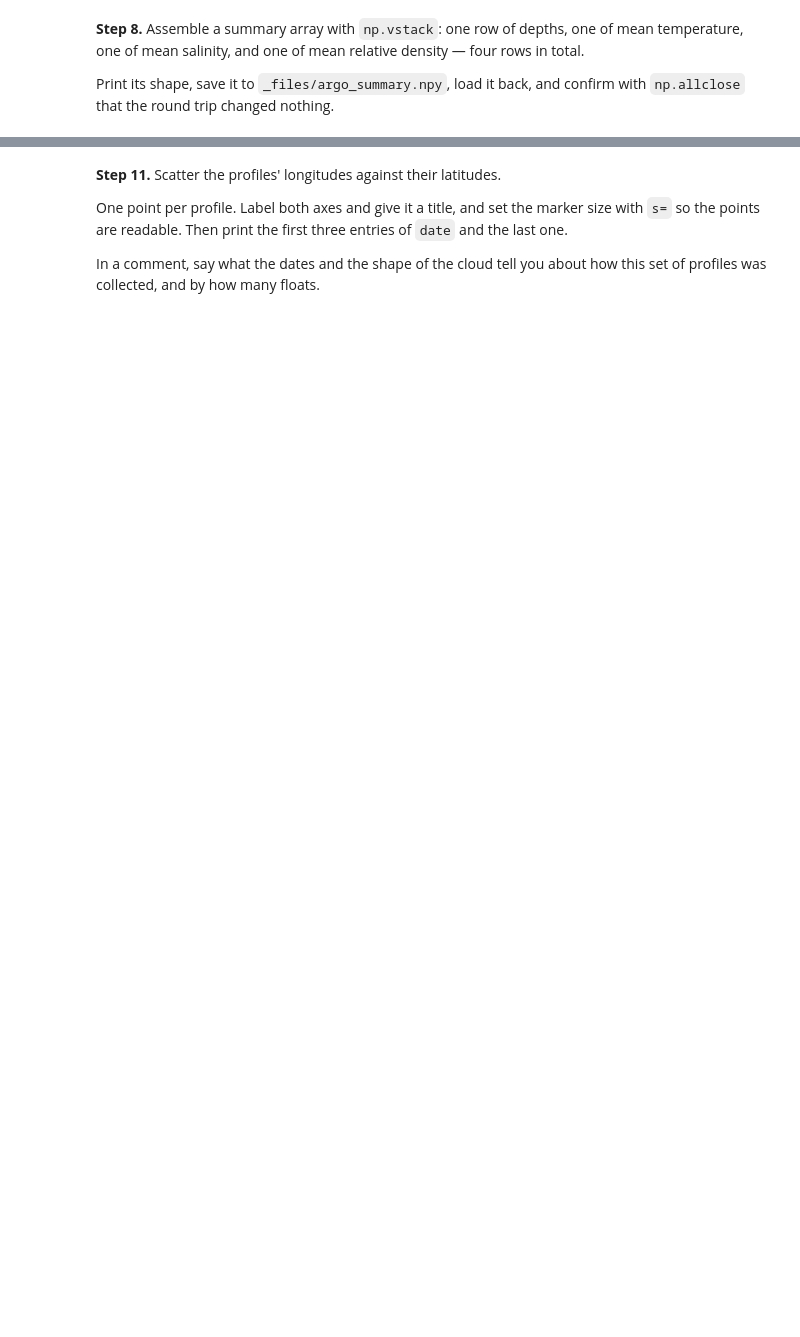
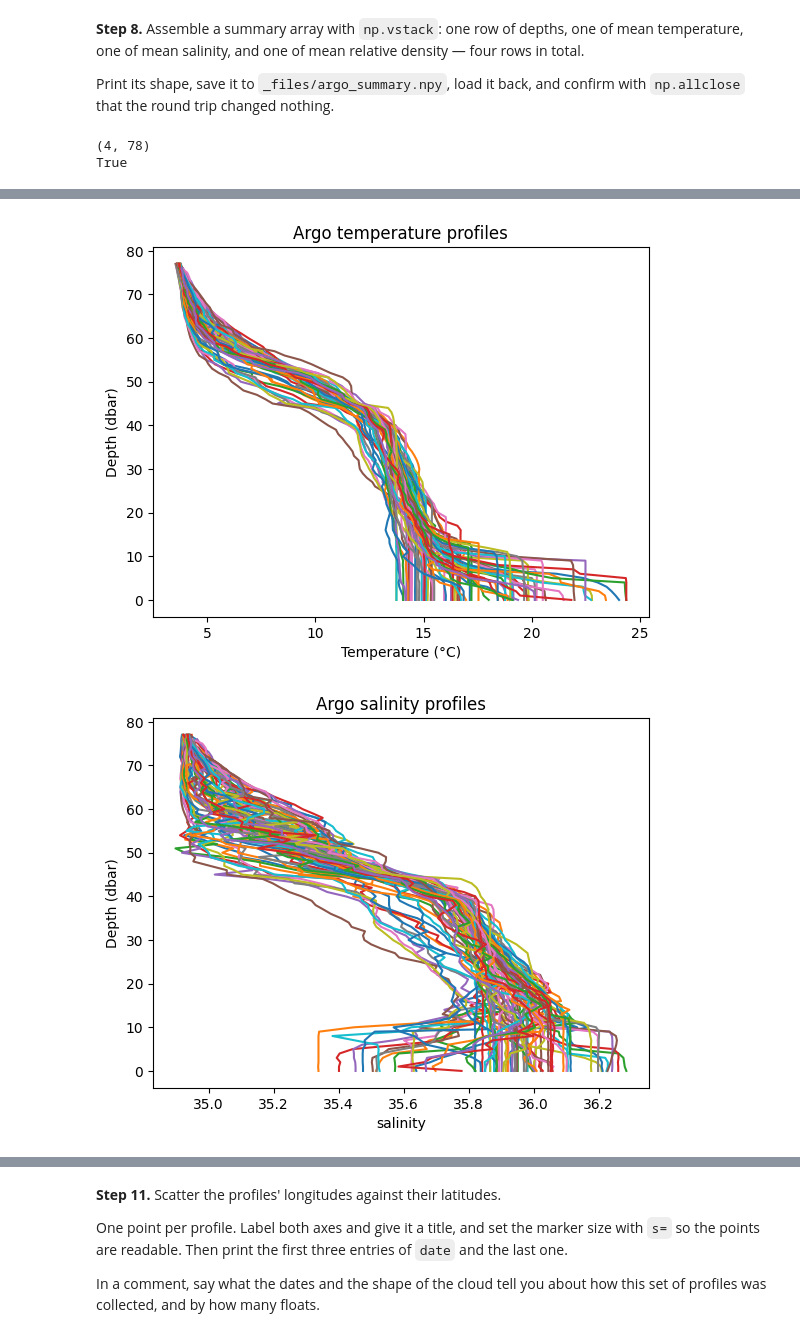
Before and after one commit to petermatta/2026_Intro_Python, a Jupyter notebook: live/part-I/1.3-numpy-exercises.ipynb, the cells around one changed output, grey strips where cells are left out. Cells and saved outputs as stored; diff of their text form; code cells hidden in the pictures; blank space fills up the shorter version.

```diff
--- a/live/part-I/1.3-numpy-exercises.ipynb
+++ b/live/part-I/1.3-numpy-exercises.ipynb
@@ -523,7 +556,15 @@ Source: Roquet et al. (2015), *J. Phys. Oceanogr.* 45, 2564–2579, and the
 # Pre-supplied: the conservative-temperature function from the gsw library
 from gsw import CT_from_t
 # %%
-# Your solution here
-# Hint: CT_from_t(SA, t, p) takes salinity, temperature, and pressure — in that order
-# Hint: the whole formula is one vectorised expression; no loop is needed
-# Hint: Theta**2 squares every element
+from gsw import CT_from_t
+conservative_temp = CT_from_t(S, T, P)
+a = 7.718e-1
+b = -8.44e-2
+c = -4.561e-3
+relative_density = (
+    a*S +
+    b*conservative_temp +
+    c*conservative_temp**2
+)
+print(relative_density.shape)
+print(T.shape)
@@ -567,10 +650,22 @@ temperature, one of mean salinity, and one of mean relative density — four row
 Print its shape, save it to `_files/argo_summary.npy`, load it back, and confirm with `np.allclose`
 that the round trip changed nothing.
 # %%
-# Your solution here
-# Hint: np.vstack takes a list of 1D arrays and stacks them as rows
-# Hint: your summary should have shape (4, n_levels)
-# Hint: _files/ may not exist yet; create it first with Path("_files").mkdir(exist_ok=True)
+summary = np.vstack ([
+    level,
+    T_mean,
+    S_mean,
+    mean_density
+])
+from pathlib import Path
+Path("_files").mkdir(exist_ok=True)
+print(summary.shape)
+np.save("_files/argo_summary.npy", summary.shape)
+reloaded = np.load("_files/argo_summary.npy")
+nothing_changed= np.allclose(summary.shape, reloaded)
+print(nothing_changed)
+# %% [output]
+(4, 78)
+True
 # %% [markdown]
 **Step 9.** Plot each of `T`, `S`, `P` and `relative_density` against depth — four figures, one
 per variable.
@@ -585,8 +680,34 @@ It will look messy, because 75 profiles are drawn on top of each other.
 
 <em>The salinity panel, as a check on yours. Label the axes and give each figure a title.</em>
 # %%
-# Your solution here
-# Hint: plt.figure() before each variable's plot, plt.show() after it
-# Hint: plt.plot(S, level) draws one line per column of S
-# Hint: the semicolon at the end of a plt.plot call suppresses the list of line objects
-# Hint: plt.xlabel, plt.ylabel and plt.title each take a string
+import matplotlib.pyplot as plt
+plt.figure()
+plt.plot(T, level)
+plt.xlabel("Temperature (°C)")
+plt.ylabel("Depth (dbar)")
+plt.title("Argo temperature profiles")
+plt.show()
+
+plt.figure()
+plt.plot(S, level)
+plt.xlabel("salinity")
+plt.ylabel("Depth (dbar)")
+plt.title("Argo salinity profiles")
+plt.show()
+
+plt.figure()
+plt.plot(P, level)
+plt.xlabel("Pressure (dbar)")
+plt.ylabel("Depth (dbar)")
+plt.title("Argo pressure profiles")
+plt.show()
+
+plt.figure()
+plt.plot(relative_density, level)
+plt.xlabel("Relative density (kg m$^{-3}$)")
+plt.ylabel("Depth (dbar)")
+plt.title("Argo relative-density profiles")
+plt.show()
+# %% [output]
+[figure, added]
+[figure, added]
```
Also changed, not shown: parts of 10 cells of this notebook.
